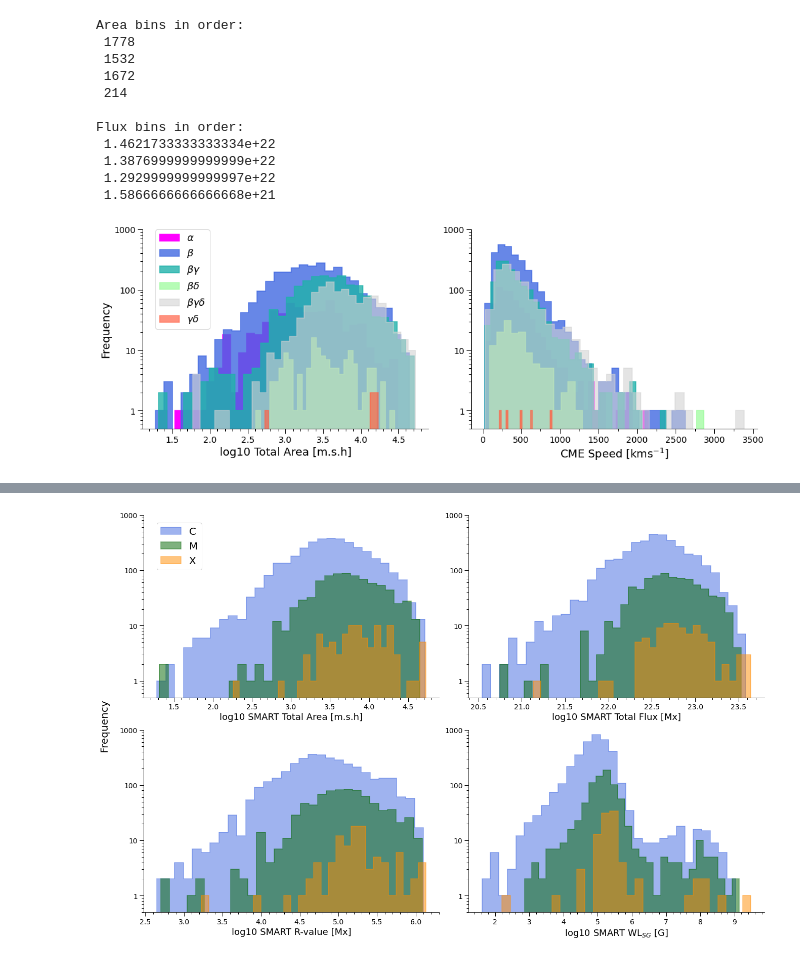
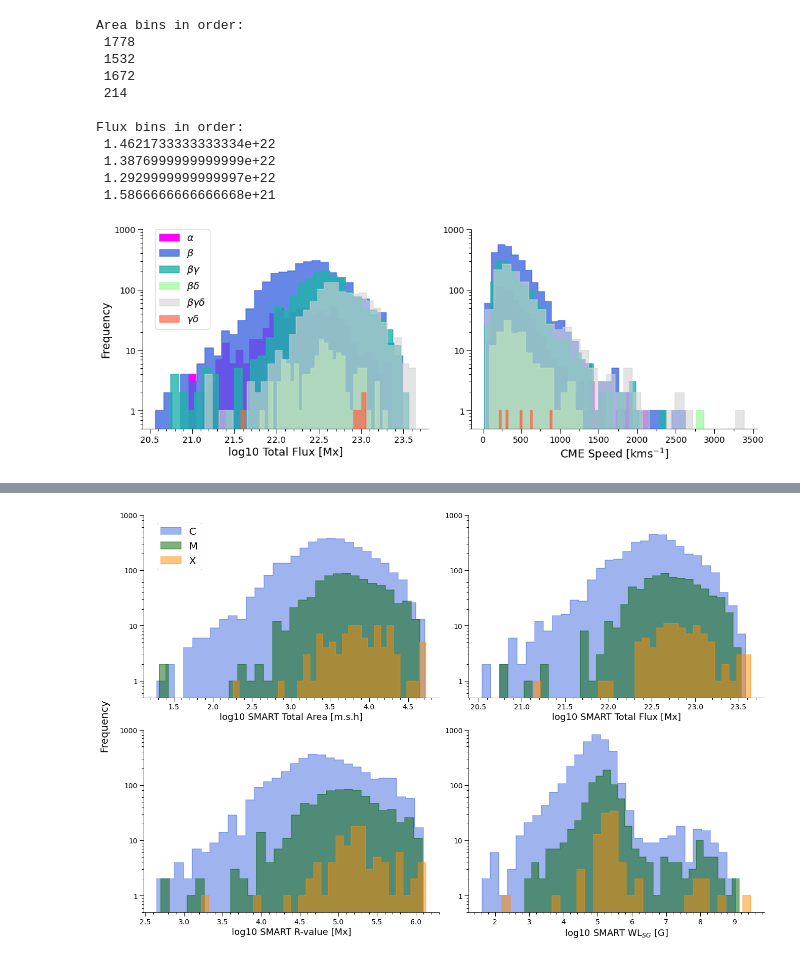
Before and after one commit to peterbreslin/ss_project, a Jupyter notebook: plots/step_histograms.ipynb, the cells around one changed output, grey strips where cells are left out. Saved outputs shown, nothing was run; the diff lists cells and outputs as text; code cells hidden in the pictures.

```diff
--- a/plots/step_histograms.ipynb
+++ b/plots/step_histograms.ipynb
@@ -320,17 +329,17 @@ fig1, (ax1, ax2) = plt.subplots(1, 2, figsize=(18, 6), sharey='row', facecolor='
 fig1.subplots_adjust(wspace=0.15)
 
 # area
-n1, b1, p1 = ax1.hist(np.log10(a.smart_total_area), 30, histtype='stepfilled',
+n1, b1, p1 = ax1.hist(np.log10(a.smart_total_flux), 30, histtype='stepfilled',
                          ec='fuchsia', fc='fuchsia', lw=1.5, alpha=1, label=r'$\alpha$')
-n2, b2, p2 = ax1.hist(np.log10(b.smart_total_area), 30, histtype='stepfilled',
+n2, b2, p2 = ax1.hist(np.log10(b.smart_total_flux), 30, histtype='stepfilled',
                          ec='royalblue', fc='royalblue', lw=1.5, alpha=0.8, label=r'$\beta$')
-n3, b3, p3 = ax1.hist(np.log10(bg.smart_total_area), 30, histtype='stepfilled',
+n3, b3, p3 = ax1.hist(np.log10(bg.smart_total_flux), 30, histtype='stepfilled',
                          ec='lightseagreen', fc='lightseagreen', lw=1.5, alpha=0.8, label=r'$\beta \gamma$')
-n4, b4, p4 = ax1.hist(np.log10(bd.smart_total_area), 30, histtype='stepfilled',
+n4, b4, p4 = ax1.hist(np.log10(bd.smart_total_flux), 30, histtype='stepfilled',
                          ec='palegreen', fc='palegreen', lw=1.5, alpha=0.7, label=r'$\beta \delta$')
-n5, b5, p5 = ax1.hist(np.log10(bgd.smart_total_area), 30, histtype='stepfilled',
+n5, b5, p5 = ax1.hist(np.log10(bgd.smart_total_flux), 30, histtype='stepfilled',
                          ec='lightgrey', fc='lightgrey', lw=1.5, alpha=0.6, label=r'$\beta \gamma \delta$')
-n6, b6, p6 = ax1.hist(np.log10(gd.smart_total_area), 30, histtype='stepfilled',
+n6, b6, p6 = ax1.hist(np.log10(gd.smart_total_flux), 30, histtype='stepfilled',
                          ec='tomato', fc='tomato', lw=1.5, alpha=0.7, label=r'$\gamma \delta$')
 
 ax1.set_yscale('log')
@@ -338,7 +347,8 @@ ax1.set_ylim([0.5,1000])
 ax1.set_yticks([1, 10, 100, 1000])
 ax1.set_yticklabels(['1', '10', '100', '1000'])
 
-ax1.set_xlabel('log10 Total Area [m.s.h]', fontsize=18)
+#ax1.set_xlabel('log10 Total Area [m.s.h]', fontsize=18)
+ax1.set_xlabel('log10 Total Flux [Mx]', fontsize=18)
 ax1.set_ylabel('Frequency', fontsize=18)
 ax1.legend(loc=[0.045,0.50], fontsize=16)
 
@@ -359,32 +369,32 @@ n2, b2, p2 = ax2.hist(b.cme_speed, 30, histtype='stepfilled',
                          ec='royalblue', fc='royalblue', lw=1.5, alpha=0.8, label=r'$\beta$')
 n3, b3, p3 = ax2.hist(bg.cme_speed, 30, histtype='stepfilled',
                          ec='lightseagreen', fc='lightseagreen', lw=1.5, alpha=0.8, label=r'$\beta \gamma$')
 n4, b4, p4 = ax2.hist(bd.cme_speed, 30, histtype='stepfilled',
                          ec='palegreen', fc='palegreen', lw=1.5, alpha=0.7, label=r'$\beta \delta$')
 n5, b5, p5 = ax2.hist(bgd.cme_speed, 30, histtype='stepfilled',
                          ec='lightgrey', fc='lightgrey', lw=1.5, alpha=0.6, label=r'$\beta \gamma \delta$')
 n6, b6, p6 = ax2.hist(gd.cme_speed, 30, histtype='stepfilled',
                          ec='tomato', fc='tomato', lw=1.5, alpha=0.7, label=r'$\gamma \delta$')
 
 ax2.set_yscale('log')
 #ax2.set_xlim([2.5,6.25])
 ax2.set_ylim([0.5,1000])
 ax2.set_yticks([1, 10, 100, 1000])
 ax2.set_yticklabels(['1', '10', '100', '1000'])
 
 ax2.set_xlabel('CME Speed [kms$^{-1}$]', fontsize=18)
 
 ax2.yaxis.set_tick_params(labelleft=True)
 plt.setp(ax2.get_xticklabels(), fontsize=14)
 plt.setp(ax2.get_yticklabels(), fontsize=14)
 
 ax2.xaxis.set_minor_locator(MultipleLocator(250))
 ax2.tick_params(axis='both', length=8, top=False, right=False, direction='out', width=1)
 ax2.tick_params(axis='both', length=4, top=False, right=False, direction='out', which='minor', width=1)
 ax2.spines['right'].set_visible(False)
 ax2.spines['top'].set_visible(False)
 
-#plt.savefig('hale_step.png', dpi=300, bbox_inches='tight', pad_inches=0.1)
+#plt.savefig('hale_step_flux.png', dpi=300, bbox_inches='tight', pad_inches=0.1)
 plt.show()
 # %% [output]
-[figure, old version]
+[figure, new version]
```
Also changed, not shown: parts of 4 cells of this notebook.
